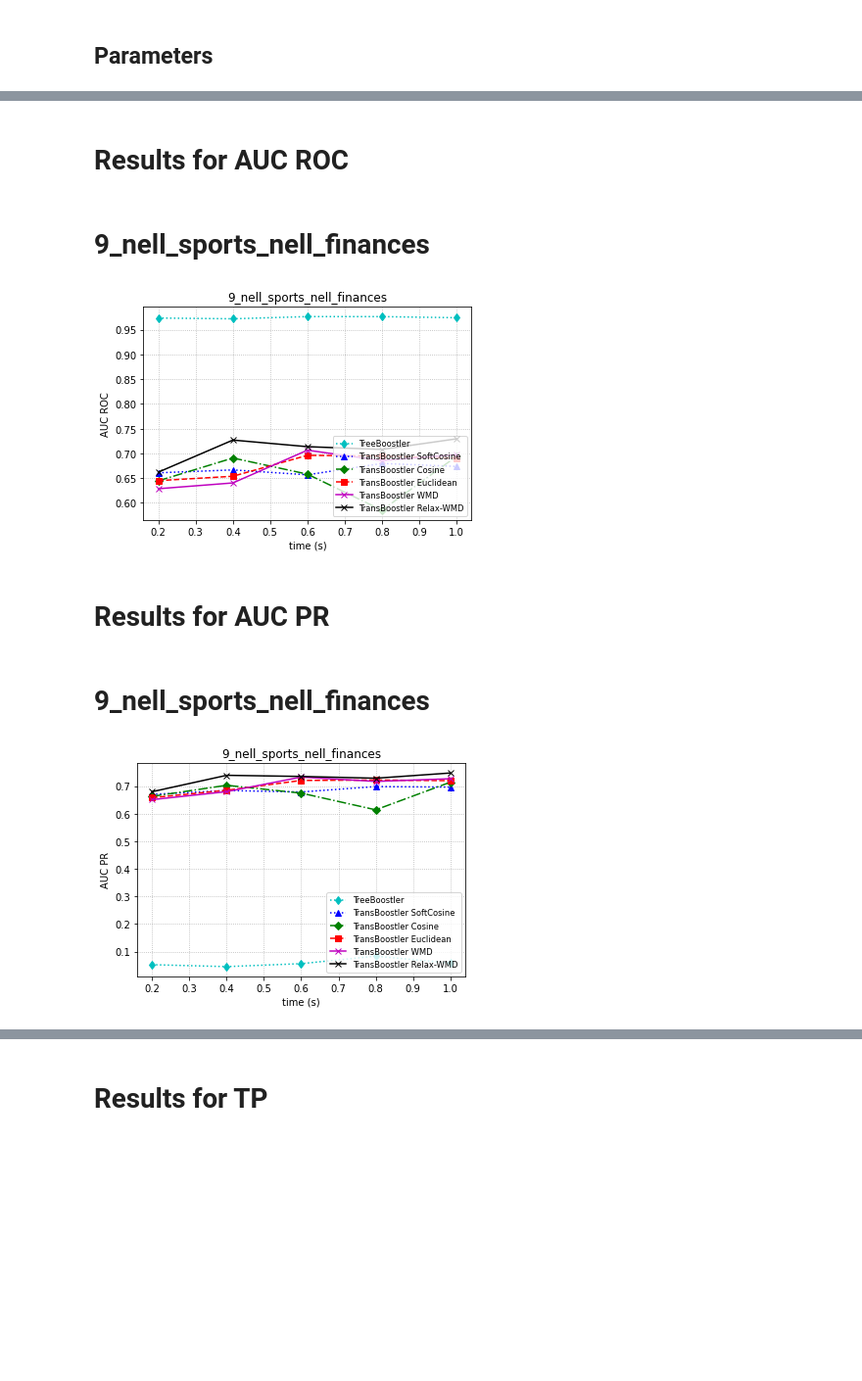
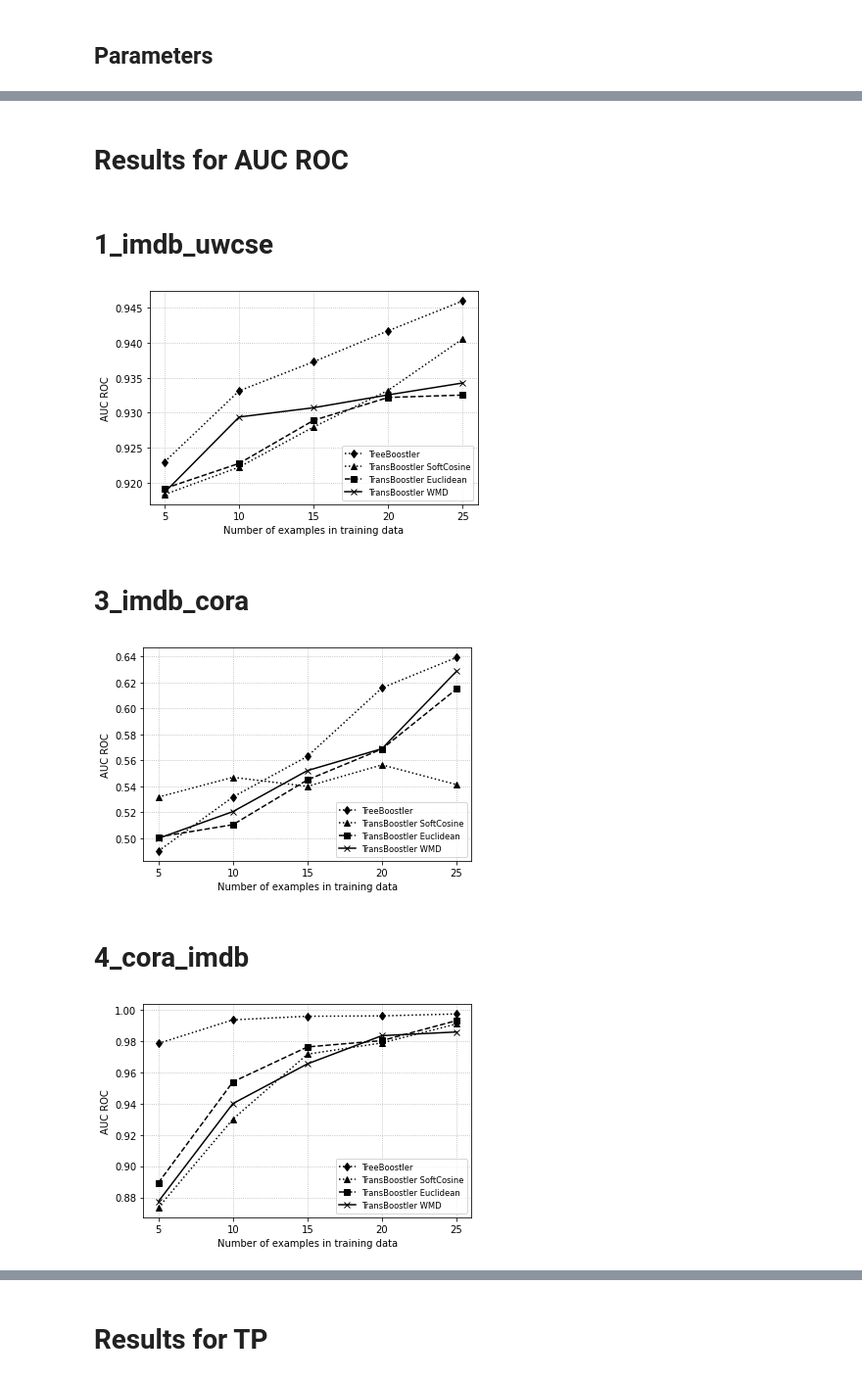
Before and after one commit to MeLLL-UFF/TransBoostler, a Jupyter notebook: results_curve.ipynb, the cells around one changed output, grey strips where cells are left out. Shown: that part at 98% size. Drawn from its saved outputs; the diff is of its cells as text; code cells hidden in the pictures; blank space fills up the shorter version.

Commit message:
Ajustando notebook de resultados

```diff
--- a/results_curve.ipynb
+++ b/results_curve.ipynb
@@ -32,20 +207,17 @@ experiments = [
 # %%
-def load_data(experiments, filename, treeboostler=False):
+def load_data(experiments, metric, treeboostler=False):
     data = {}
     for item in experiments:
         experiment_title = item['id'] + '_' + item['source'] + '_' + item['target']
 
         if(treeboostler):
-            file_path = os.path.split(os.getcwd())[0] + '/TreeBoostler/experiments/' + experiment_title + '/' + experiment_title + '.json'
+            file_path = os.path.split(os.getcwd())[0] + '/TreeBoostler/experiments-learning-curve-small/' + experiment_title + '/' + experiment_title + '.json'
         else:
-            file_path = os.getcwd() + '/experiments/' + experiment_title + '/' + filename + '.json'
+            file_path = os.getcwd() + '/experiments-learning-curve-small/' + experiment_title + '/' + experiment_title + '_fasttext_{}.json'.format(metric)
 
         #if(os.path.isfile(file_path)):
         with open(file_path, 'r') as fp:
             results = json.load(fp)
 
-            if(treeboostler):
-                data[experiment_title] = results
-            else:
-                data[experiment_title] = results['fasttext']
+            data[experiment_title] = results
     return data
@@ -104,66 +224,65 @@ for metric in ['AUC ROC', 'AUC PR', 'CLL', 'Learning Time']: #, 'Recall', 'F1',
 # %%
-data = load_data(experiments, transboostler_results_filename)
+data_softcosine = load_data(experiments, 'softcosine')
+data_euclidean = load_data(experiments, 'euclidean')
+data_wmd = load_data(experiments, 'wmd')
+
 treeboostler_data = load_data(experiments, '', True)
 
 for metric in ['AUC ROC', 'AUC PR']:
     display(Markdown('# Results for ' + metric))
     table = []
     for j in range(len(experiments)):
         dataset = experiments[j]['id'] + '_' + experiments[j]['source'] + '_' + experiments[j]['target']
-        if dataset in data:
+        if dataset in treeboostler_data:
             display(Markdown('# ' + dataset))
             softcosine = []
             cosine = []
             euclidean = []
             wmd = []
             relax_wmd = []
             tree = []
             rdn_b_p = []
-            for amount in [0.2, 0.4, 0.6, 0.8, 1.0]:
+            for amount in [5, 10, 15, 20, 25]:
                 mapping_time = ''
 
                 treeboostler = np.array([(np.array([item['transfer_'+str(amount)][metric] for item in sublist])).mean() for sublist in treeboostler_data[str(dataset)]])
-                transfer_softcosine = np.array(data[dataset]['softcosine'][str(amount)][metric])
-                transfer_cosine = np.array(data[dataset]['cosine'][str(amount)][metric])
-                transfer_euclidean = np.array(data[dataset]['euclidean'][str(amount)][metric])
-                transfer_wmd = np.array(data[dataset]['wmd'][str(amount)][metric])
-                transfer_relax_wmd = np.array(data[dataset]['relax-wmd'][str(amount)][metric])
+                transfer_softcosine = np.array([(np.array([item['transfer_'+str(amount)][metric] for item in sublist])).mean() for sublist in data_softcosine[str(dataset)]])
+                #transfer_cosine = np.array(data[dataset]['cosine'][str(amount)][metric])
+                transfer_euclidean = np.array([(np.array([item['transfer_'+str(amount)][metric] for item in sublist])).mean() for sublist in data_euclidean[str(dataset)]])
+                transfer_wmd = np.array([(np.array([item['transfer_'+str(amount)][metric] for item in sublist])).mean() for sublist in data_wmd[str(dataset)]])
+                #transfer_relax_wmd = np.array(data[dataset]['relax-wmd'][str(amount)][metric])
 
                 tree.append(treeboostler.mean())
                 softcosine.append(transfer_softcosine.mean())
-                cosine.append(transfer_cosine.mean())
+                #cosine.append(transfer_cosine.mean())
                 euclidean.append(transfer_euclidean.mean())
                 wmd.append(transfer_wmd.mean())
-                relax_wmd.append(transfer_relax_wmd.mean())
+                #relax_wmd.append(transfer_relax_wmd.mean())
                 #rdn_p.append(scratch_rdn.mean())
 
-            #print('TransBoostler SoftCosine %s' % transfer_softcosine)
-            #print('TransBoostler Cosine %s' % transfer_cosine)
-            #print('TransBoostler Euclidean %s' % transfer_euclidean)
-            #print('TransBoostler WMD %s' % transfer_wmd)
-            #print('TransBoostler Relax WMD %s' % transfer_relax_wmd)
-            t = [0.2, 0.4, 0.6, 0.8, 1.0]
+            t = [5, 10, 15, 20, 25]
             fig, ax = plt.subplots()
-            ax.plot(t, tree, 'd-', linestyle='dotted', color='c', label='TreeBoostler')
-            ax.plot(t, softcosine, '^-', linestyle=':', color='b', label='TransBoostler SoftCosine')
-            ax.plot(t, cosine, 'D-', linestyle='-.', color='g', label='TransBoostler Cosine')
-            ax.plot(t, euclidean, 's-', linestyle='--', color='r', label='TransBoostler Euclidean')
-            ax.plot(t, wmd, 'x-', linestyle='-', color='m', label='TransBoostler WMD')
-            ax.plot(t, relax_wmd, 'x-', linestyle='-', color='k', label='TransBoostler Relax-WMD')
+            ax.plot(t, tree, 'd-', linestyle='dotted', color='k', label='TreeBoostler')
+            ax.plot(t, softcosine, '^-', linestyle=':', color='k', label='TransBoostler SoftCosine')
+            #ax.plot(t, cosine, 'D-', linestyle='-.', color='g', label='TransBoostler Cosine')
+            ax.plot(t, euclidean, 's-', linestyle='--', color='k', label='TransBoostler Euclidean')
+            ax.plot(t, wmd, 'x-', linestyle='-', color='k', label='TransBoostler WMD')
+            #ax.plot(t, relax_wmd, 'x-', linestyle='-', color='k', label='TransBoostler Relax-WMD')
 
-            ax.set(xlabel='time (s)', ylabel=metric,
-                   title=dataset)
+            ax.set(xlabel='Number of examples in training data', ylabel=metric)
             ax.grid(linestyle = ':')
             ax.legend(loc='lower right', fontsize='small', frameon=True)
+            plt.xticks(t,t)
             plt.show()
 
-            if not os.path.exists('plots'):
-                os.makedirs('plots')
-            fig.savefig("plots/{}_{}.pdf".format(dataset, metric), bbox_inches='tight')
+            if not os.path.exists('minimal_data_figures'):
+                os.makedirs('minimal_data_figures')
+            fig.savefig("minimal_data_figures/{}_{}.pdf".format(dataset, metric), bbox_inches='tight')
 # %% [output]
 # Results for AUC ROC
-# 9_nell_sports_nell_finances
+# 1_imdb_uwcse
-[figure, old version]
+[figure, new version]
-# Results for AUC PR
+# 3_imdb_cora
+[figure, new version]
-# 9_nell_sports_nell_finances
+# 4_cora_imdb
-[figure, old version]
+[figure, added]
```
Also changed, not shown: parts of 12 cells of this notebook.
